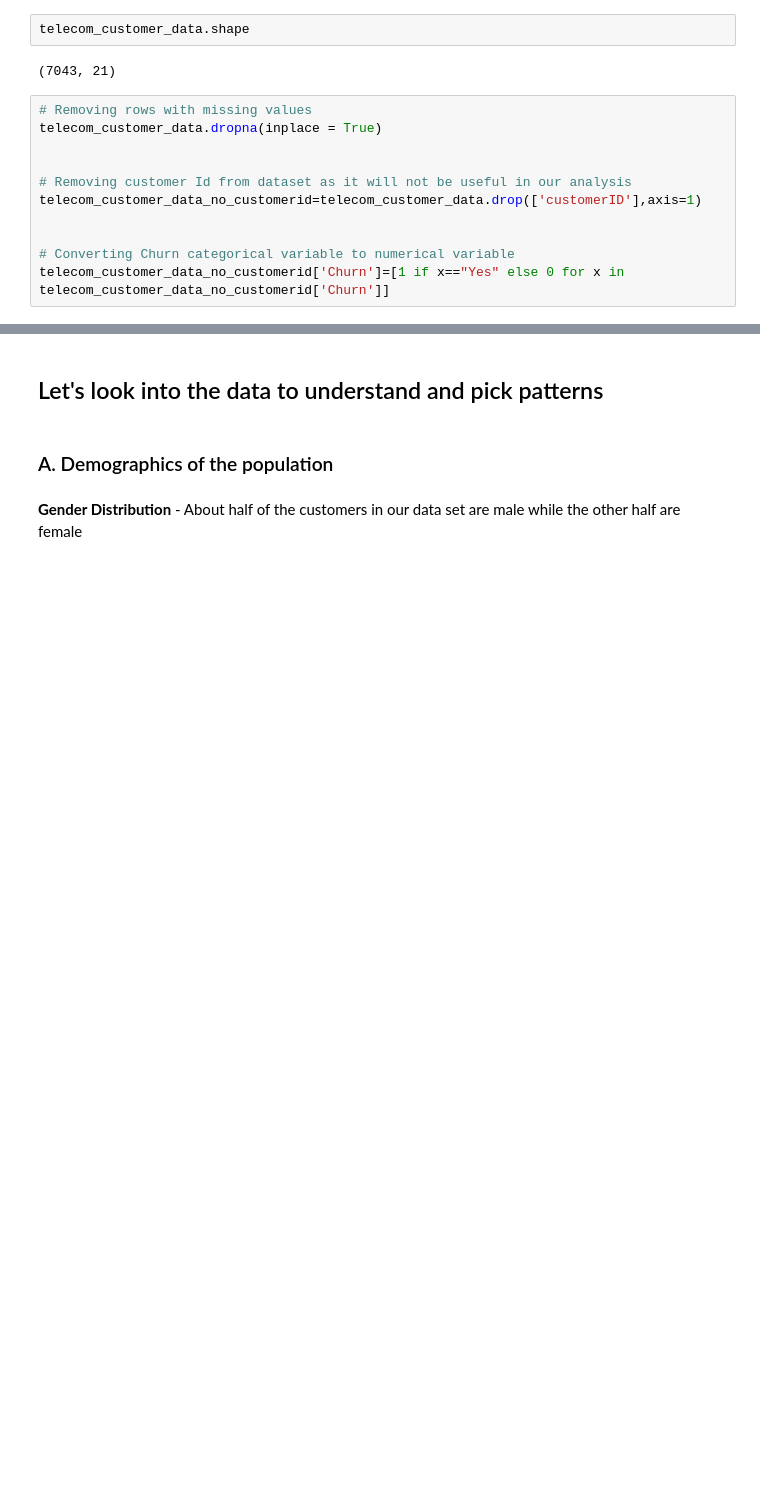
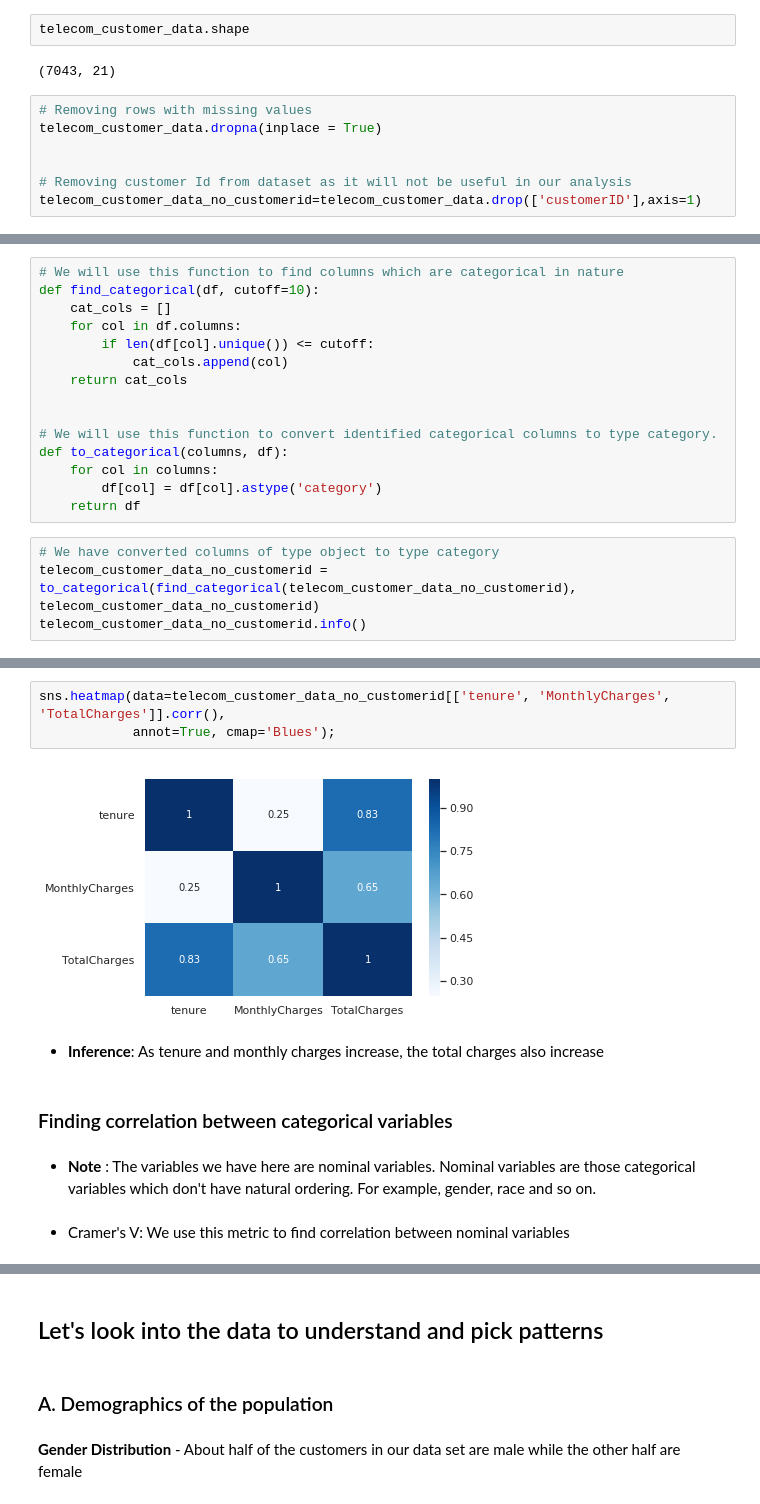
Before and after one commit to ysurs/Telco-Churn-prediction, a Jupyter notebook: telecom-churn-prediction.ipynb, the cells around one changed output, grey strips where cells are left out. Saved outputs shown, nothing was run; the diff lists cells and outputs as text; blank space fills up the shorter version.

Commit message:
Kaggle Notebook | Telecom Churn Prediction(better EDA) | Version 2

```diff
--- a/telecom-churn-prediction.ipynb
+++ b/telecom-churn-prediction.ipynb
@@ -128,7 +140,3 @@ telecom_customer_data.dropna(inplace = True)
 
 # Removing customer Id from dataset as it will not be useful in our analysis
 telecom_customer_data_no_customerid=telecom_customer_data.drop(['customerID'],axis=1)
-
-
-# Converting Churn categorical variable to numerical variable
-telecom_customer_data_no_customerid['Churn']=[1 if x=="Yes" else 0 for x in telecom_customer_data_no_customerid['Churn']]
@@ -162,0 +164,19 @@ Text(0.5,1,'Correlation of churn with all the other predictors')
+# %%
+# We will use this function to find columns which are categorical in nature
+def find_categorical(df, cutoff=10):
+    cat_cols = []
+    for col in df.columns:
+        if len(df[col].unique()) <= cutoff:
+            cat_cols.append(col)
+    return cat_cols
+
+
+# We will use this function to convert identified categorical columns to type category.
+def to_categorical(columns, df):
+    for col in columns:
+        df[col] = df[col].astype('category')
+    return df
+# %%
+# We have converted columns of type object to type category
+telecom_customer_data_no_customerid = to_categorical(find_categorical(telecom_customer_data_no_customerid), telecom_customer_data_no_customerid)
+telecom_customer_data_no_customerid.info()
@@ -162,0 +216,13 @@ Text(0.5,1,'Correlation of churn with all the other predictors')
+# %%
+sns.heatmap(data=telecom_customer_data_no_customerid[['tenure', 'MonthlyCharges', 'TotalCharges']].corr(),
+            annot=True, cmap='Blues');
+# %% [output]
+[figure, added]
+# %% [markdown]
+* **Inference**: As tenure and monthly charges increase, the total charges also increase
+# %% [markdown]
+### Finding correlation between categorical variables
+# %% [markdown]
+* **Note** : The variables we have here are nominal variables. Nominal variables are those categorical variables which don't have natural ordering. For example, gender, race and so on.
+# %% [markdown]
+* Cramer's V: We use this metric to find correlation between nominal variables
```
Also changed, not shown: parts of 33 cells of this notebook.
